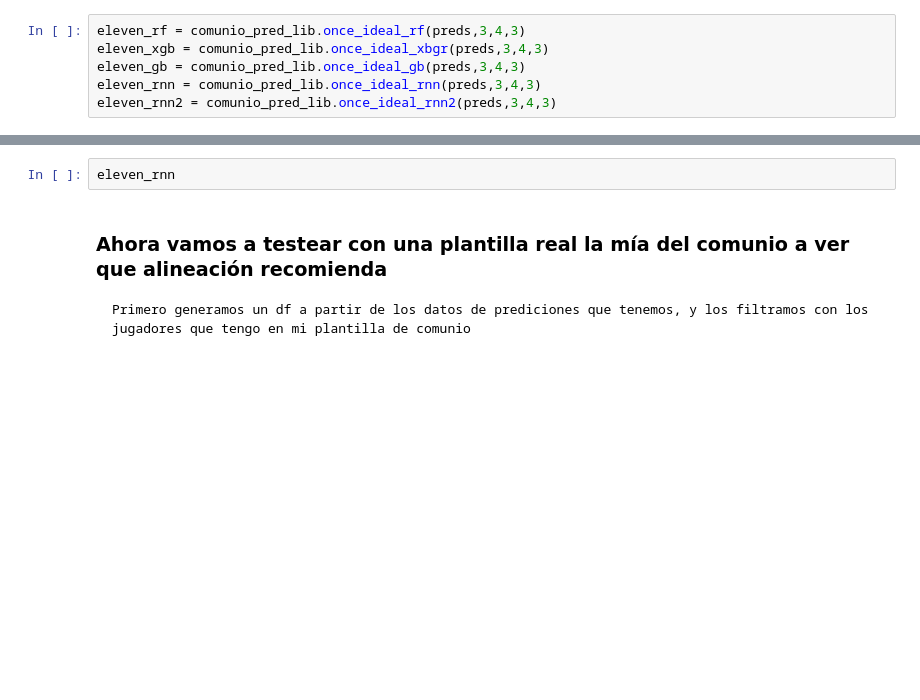
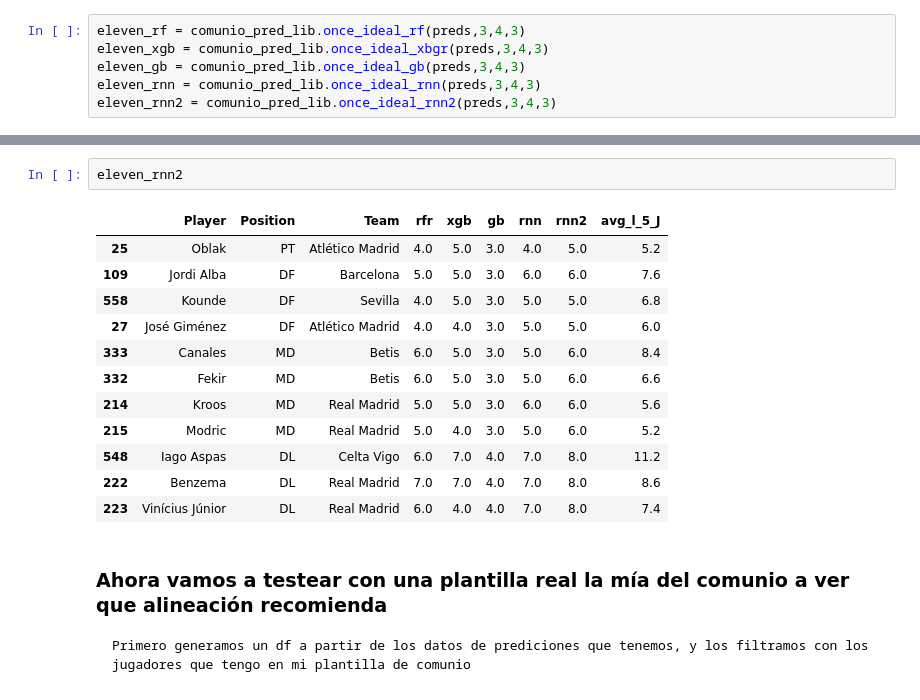
Before and after one commit to Gobuub/Proyecto-Final-Bootcamp, a Jupyter notebook: ML/Proyecto Final ML.ipynb, the cells around one changed output, grey strips where cells are left out. Drawn from its saved outputs; the diff is of its cells as text; blank space fills up the shorter version.

```diff
--- a/ML/Proyecto Final ML.ipynb
+++ b/ML/Proyecto Final ML.ipynb
@@ -222,5 +285,18 @@ eleven_gb
 # %%
-eleven_rnn
+eleven_rnn2
+# %% [output]
+|  | Player | Position | Team | rfr | xgb | gb | rnn | rnn2 | avg_l_5_J |
+| 25 | Oblak | PT | Atlético Madrid | 4.0 | 5.0 | 3.0 | 4.0 | 5.0 | 5.2 |
+| 109 | Jordi Alba | DF | Barcelona | 5.0 | 5.0 | 3.0 | 6.0 | 6.0 | 7.6 |
+| 558 | Kounde | DF | Sevilla | 4.0 | 5.0 | 3.0 | 5.0 | 5.0 | 6.8 |
+| 27 | José Giménez | DF | Atlético Madrid | 4.0 | 4.0 | 3.0 | 5.0 | 5.0 | 6.0 |
+| 333 | Canales | MD | Betis | 6.0 | 5.0 | 3.0 | 5.0 | 6.0 | 8.4 |
+| 332 | Fekir | MD | Betis | 6.0 | 5.0 | 3.0 | 5.0 | 6.0 | 6.6 |
+| 214 | Kroos | MD | Real Madrid | 5.0 | 5.0 | 3.0 | 6.0 | 6.0 | 5.6 |
+| 215 | Modric | MD | Real Madrid | 5.0 | 4.0 | 3.0 | 5.0 | 6.0 | 5.2 |
+| 548 | Iago Aspas | DL | Celta Vigo | 6.0 | 7.0 | 4.0 | 7.0 | 8.0 | 11.2 |
+| 222 | Benzema | DL | Real Madrid | 7.0 | 7.0 | 4.0 | 7.0 | 8.0 | 8.6 |
+| 223 | Vinícius Júnior | DL | Real Madrid | 6.0 | 4.0 | 4.0 | 7.0 | 8.0 | 7.4 |
 # %% [markdown]
 ### Ahora vamos a testear con una plantilla real la mía del comunio a ver que alineación recomienda
 
```
Also changed, not shown: parts of 24 cells of this notebook, 3 other files.
